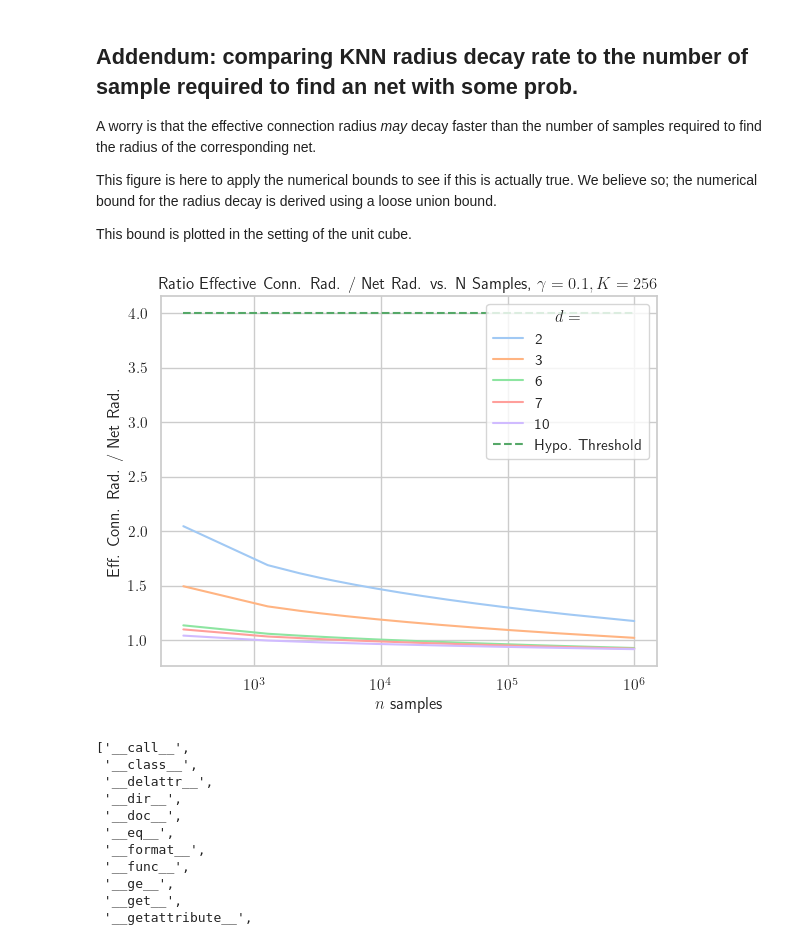
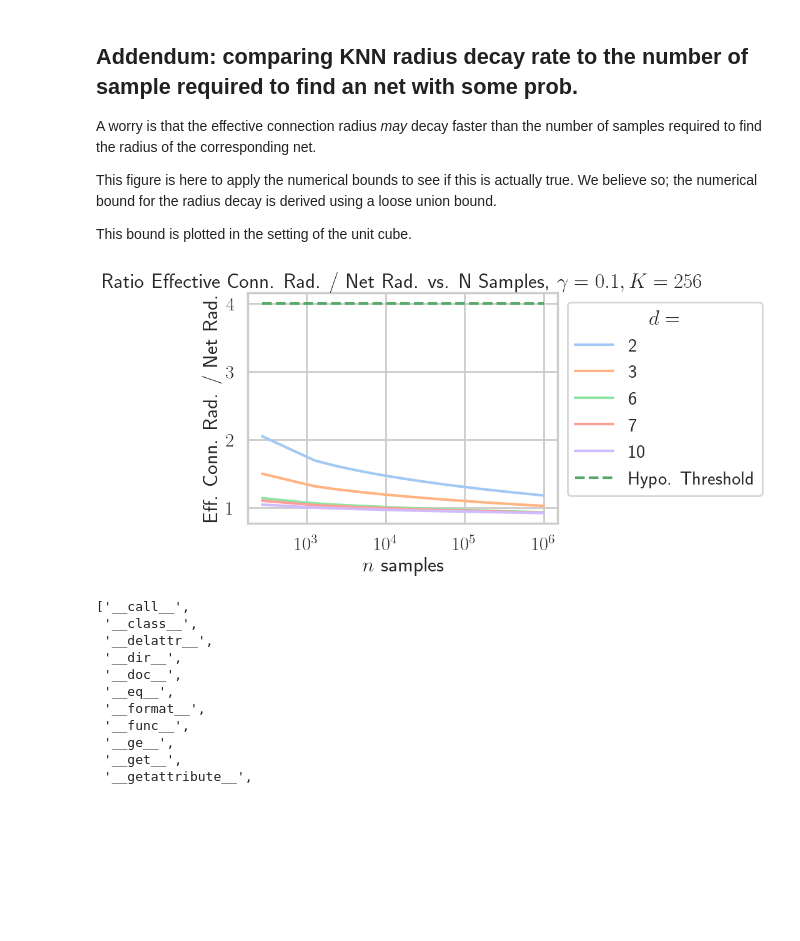
Before and after one commit to robustrobotics/nonasymptotic-mp, a Jupyter notebook: notebooks/designing_tractable_experiments.ipynb, the cells around one changed output. Cells and saved outputs as stored; diff of their text form; code cells hidden in the pictures; blank space fills up the shorter version.

Commit message:
improving figure quality to produce pdfs with appropriately sized fonts for axes labels

```diff
--- a/notebooks/designing_tractable_experiments.ipynb
+++ b/notebooks/designing_tractable_experiments.ipynb
@@ -393,35 +396,37 @@ largest_conn_rads= np.zeros((n_samples.size, _ds.size))
 
 ## both net-radius and knn radius needs to be done per-sample, since ss_sum is not ufunc'ed.
 for _is, _n_sample in enumerate(n_samples):
     for _id, _d in enumerate(_ds):
         # print('procssing: %i, %i' % (_n_sample, _d))
         smallest_net_rads[_is, _id] = compute_net_radius_from_prob(_d, _n_sample, failure_prob, vol_env=1.0)
         largest_conn_rads[_is, _id] = halving_radius_search_over_log_prob_bound(
             lambda _r: compute_tail_knn_radius_log_prob_chernoff_kl(_n_sample, k, _r, _d, vol_env=1.0, enable_union_bound_factor=True),
             1e-10,
             np.sqrt(20),
             1 - failure_prob
         )
 
 # next, we find the ratio between these two:
 rads_ratio = largest_conn_rads / smallest_net_rads
 
 # and we load them up in a dataframe and plot them against the hypothesis
 # threshold (ratio >= 4)
 mi = pd.MultiIndex.from_product([n_samples, _ds], names=['n_samples', 'ds'])
 rat_df = pd.DataFrame(data=rads_ratio.flatten(order='C'), index=mi, columns=['ratio']).reset_index()
 
-sns.set_theme(style='whitegrid')
+sns.set_theme(style='whitegrid', context='poster')
 ax = sns.lineplot(data=rat_df, x='n_samples', y='ratio', hue='ds', palette='pastel')
 ax.hlines(y=4, xmin=n_samples[0], xmax=n_samples[-1], linestyles='--', label='Hypo. Threshold', color='g')
 ax.set_xscale('log')
 ax.set_title('Ratio Effective Conn. Rad. / Net Rad. vs. N Samples, $\gamma=0.1,K=256$')
 ax.set_ylabel('Eff. Conn. Rad. / Net Rad.')
 ax.set_xlabel('$n$ samples')
 ax.legend().set_title('$d=$')
+sns.move_legend(ax, "upper left", bbox_to_anchor=(1.0, 1))
+plt.savefig('eff_rad_rat.pdf', format='pdf', bbox_inches='tight')
 plt.show()
 # %% [output]
-[figure, old version]
+[figure, new version]
 # %%
 dir(ax.hlines)
 # %% [output]
```
Also changed, not shown: parts of 1 cell of this notebook, 1 other file.
